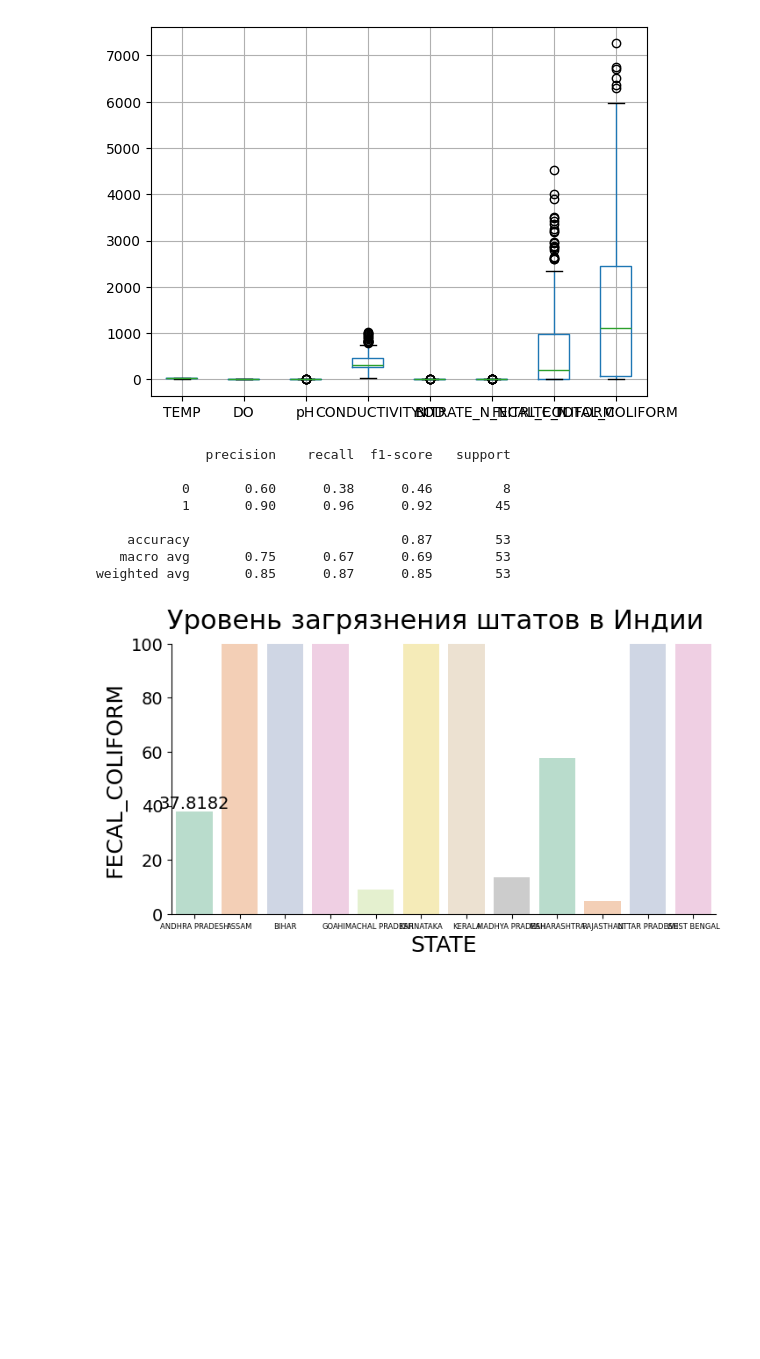
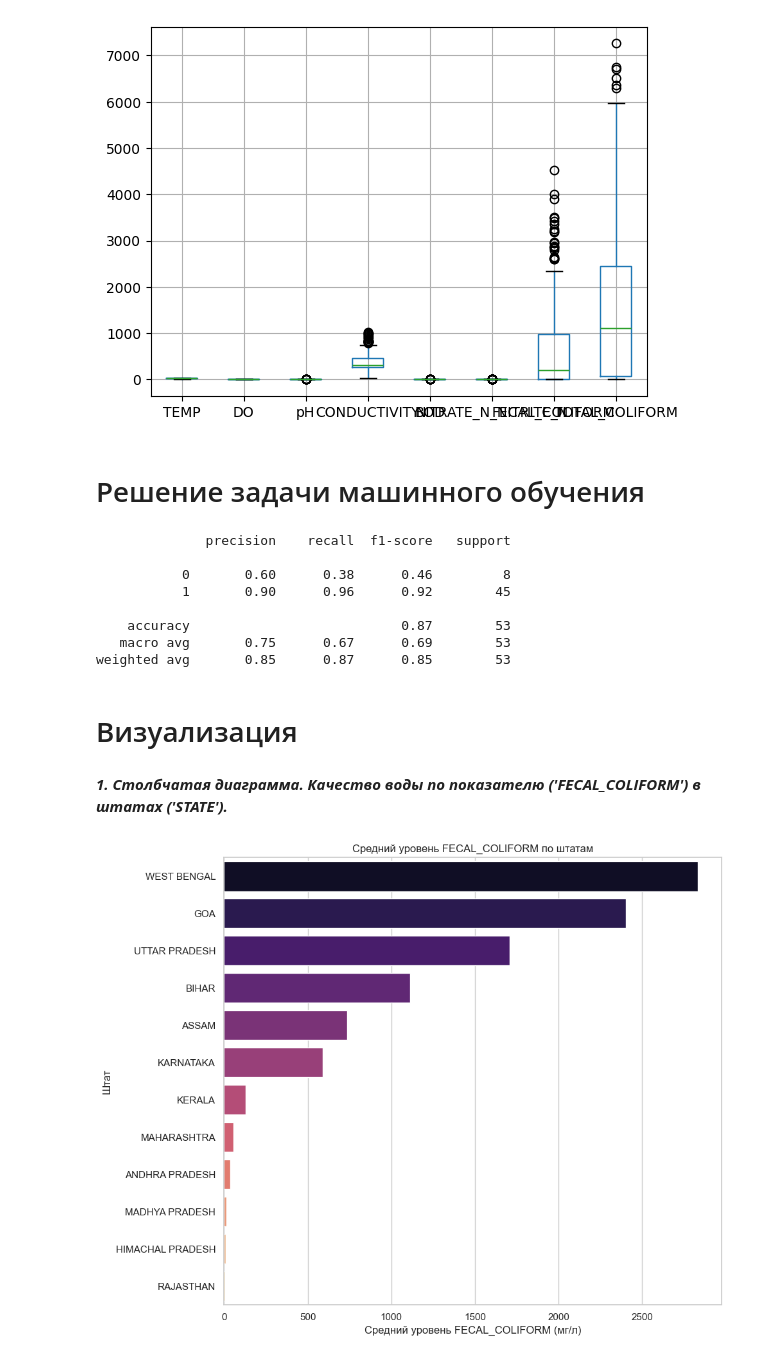
Before and after one commit to fecBll0e/WaterQuality, a Jupyter notebook: waterq.ipynb, the cells around one changed output. Drawn from its saved outputs; the diff is of its cells as text; code cells hidden in the pictures; blank space fills up the shorter version.

```diff
--- a/waterq.ipynb
+++ b/waterq.ipynb
@@ -211,6 +370,8 @@ df_no_outliers.boxplot(column=['TEMP', 'DO', 'pH', 'CONDUCTIVITY', 'BOD', 'NITRA
 # %% [output]
 <Axes: >
 [figure]
+# %% [markdown]
+# Решение задачи машинного обучения
 # %%
 from sklearn.model_selection import train_test_split
 from sklearn.linear_model import LogisticRegression
@@ -248,26 +409,24 @@ print(classification_report(y_test, y_pred))
     accuracy                           0.87        53
    macro avg       0.75      0.67      0.69        53
 weighted avg       0.85      0.87      0.85        53
-# %%
-# Вычисление среднего значения FECAL_COLIFORM для каждого STATE
-state_mean_fecal_coliform = df_no_outliers.groupby('STATE')['FECAL_COLIFORM'].mean().reset_index()
-
-# Отрисовка графика
-plt.figure(figsize=[8, 4])
-plt.suptitle('Уровень загрязнения штатов в Индии', fontsize=22)
-
-plt.xticks(fontsize=6)
-plt.xlabel('STATE', fontsize=18)
-plt.yticks(fontsize=14)
-plt.ylabel('FECAL_COLIFORM', fontsize=18)
-
-plt.gca().spines['right'].set_visible(False)
-plt.gca().spines['top'].set_visible(False)
-
-ax = sns.barplot(x='STATE', y='FECAL_COLIFORM', data=state_mean_fecal_coliform, palette='Pastel2', ci=None)
-ax.set_ylim([0, 100])
-ax.bar_label(ax.containers[0], fontsize=14)
-
-plt.show()
-# %% [output]
-[figure, removed]
+# %% [markdown]
+# Визуализация
+# %% [markdown]
+***1. Столбчатая диаграмма. Качество воды по показателю ('FECAL_COLIFORM') в штатах ('STATE').***
+# %%
+# Группировка данных по штатам и расчет средних значений FECAL_COLIFORM
+state_means_fecal_coliform = df_no_outliers.groupby('STATE')['FECAL_COLIFORM'].mean().reset_index()
+
+# Сортировка данных по убыванию для лучшей визуализации
+state_means_sorted_fecal_coliform = state_means_fecal_coliform.sort_values(by='FECAL_COLIFORM', ascending=False)
+
+# Создание столбчатой диаграммы
+plt.figure(figsize=(10, 8))
+sns.barplot(x='FECAL_COLIFORM', y='STATE', data=state_means_sorted_fecal_coliform, palette='magma')
+plt.title('Средний уровень FECAL_COLIFORM по штатам')
+plt.xlabel('Средний уровень FECAL_COLIFORM (мг/л)')
+plt.ylabel('Штат')
+plt.tight_layout()
+plt.show()
+# %% [output]
+[figure, added]
```
Also changed, not shown: parts of 23 cells of this notebook.
